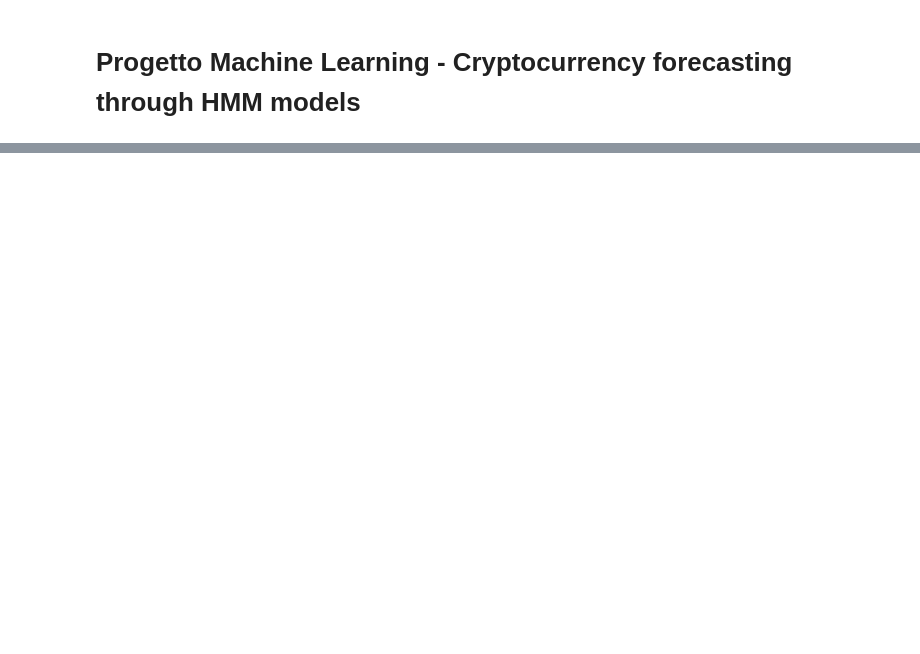
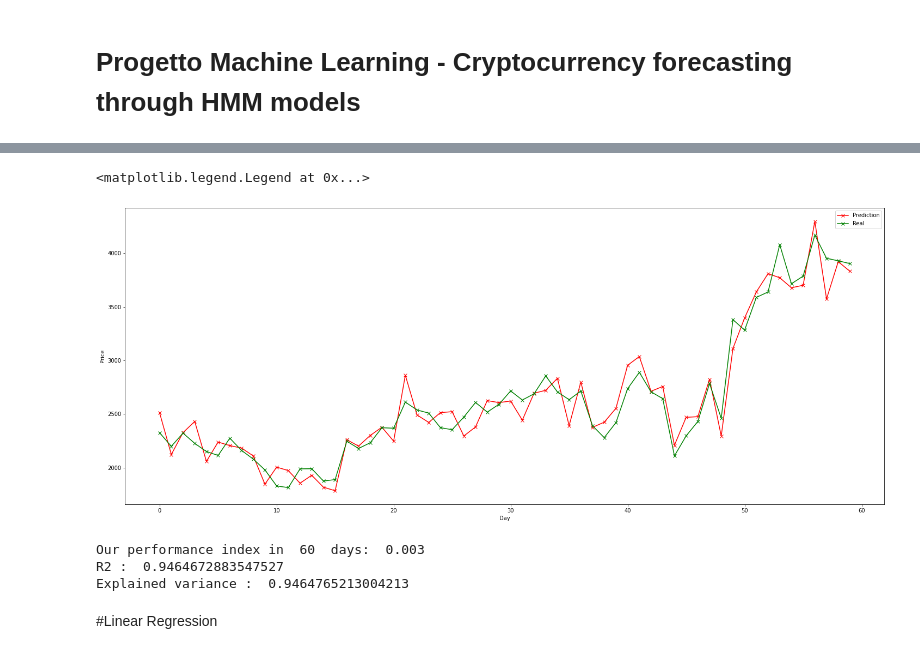
Before and after one commit to AntoninoParisi/HMM_crypto_forecasting, a Jupyter notebook: progetto_ML.ipynb, the cells around one changed output, grey strips where cells are left out. Saved outputs shown, nothing was run; the diff lists cells and outputs as text; code cells hidden in the pictures; blank space fills up the shorter version.

```diff
--- a/progetto_ML.ipynb
+++ b/progetto_ML.ipynb
@@ -249,13 +234,18 @@ array([[-0.03152439,  0.02662909,  0.03270524],
 # %%
+
+observationSeq = dataset[-5:] # days of real dataset observations to drive the prediction
+observations_seq = np.array(observations_seq)
+
+seq = observationSeq
+best = []
 score = -np.inf
-best = []
-for i in observations:
-    seq = observationSeq
-    seq = np.vstack([seq, i])
-    s = model.score(seq)
-    #print(s)
+
+# looking for the best sequence starting with the real data sequence
+for i in observations_seq:
+    test_seq = np.vstack([seq, i])
+    s = model.score(test_seq.reshape(-1,1)) # max likelihood of this sequence
     if(s > score):
         best = i
         score = s
-        print(best, score)
+        print('best actual score : ',score)
 # %% [output]
@@ -298,0 +280,46 @@ next day real full version :  2324.67944917
+# %%
+# inverse formula to forecast the next day feature
+
+real_closing_price = test_data_full[:,3]
+
+
+set_closing_price = []
+index = 0
+for i in best:
+  set_closing_price.append(test_data_full[index][3]*(i[0]+1)) # inverse formula
+  index = index+1
+
+
+
+set_closing_price = np.array(set_closing_price)
+
+plt.figure(figsize=[25,10])
+plt.plot(np.arange(len(set_closing_price)),set_closing_price,'r-x')
+plt.plot(np.arange(len(set_closing_price)),real_closing_price,'g-x')
+plt.xlabel('Day')
+plt.ylabel('Price')
+plt.legend(['Prediction','Real'])
+# %% [output]
+<matplotlib.legend.Legend at 0x...>
+[figure, added]
+# %%
+check_result = np.zeros([len(set_closing_price),1])
+
+
+# our perfomance index  mean((forecast-real)/real)
+for i in range(len(set_closing_price)):
+    check_result[i] = (set_closing_price[i] - real_closing_price[i])/real_closing_price[i]
+
+error = np.mean(check_result)
+
+print('Our performance index in ',days,' days: ',np.round(error,decimals=3))
+print('R2 : ',r2_score(real_closing_price,set_closing_price)) # 1 is best value, can be negative
+print('Explained variance : ',explained_variance_score(real_closing_price,set_closing_price)) # 1 is best value
+# %% [output]
+Our performance index in  60  days:  0.003
+R2 :  0.9464672883547527
+Explained variance :  0.9464765213004213
+# %% [markdown]
+
+
+#Linear Regression
```
Also changed, not shown: parts of 20 cells of this notebook.
